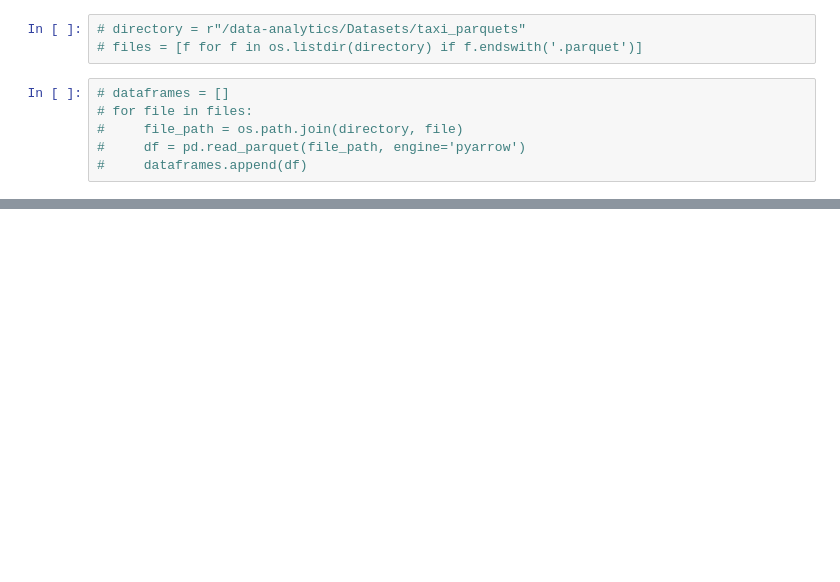
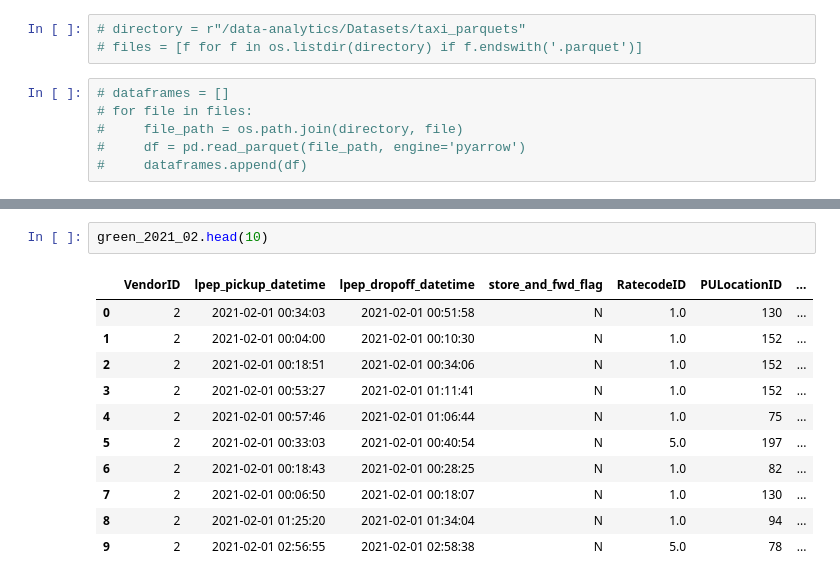
Before and after one commit to DR7439/New-York-App, a Jupyter notebook: data-analytics/taxi_cleaning.ipynb, the cells around one changed output, grey strips where cells are left out. Cells and saved outputs as stored; diff of their text form; blank space fills up the shorter version.

```diff
--- a/data-analytics/taxi_cleaning.ipynb
+++ b/data-analytics/taxi_cleaning.ipynb
@@ -61,0 +213,14 @@ See also:
+# %%
+green_2021_02.head(10)
+# %% [output]
+|  | VendorID | lpep_pickup_datetime | lpep_dropoff_datetime | store_and_fwd_flag | RatecodeID | PULocationID | ... |
+| 0 | 2 | 2021-02-01 00:34:03 | 2021-02-01 00:51:58 | N | 1.0 | 130 | ... |
+| 1 | 2 | 2021-02-01 00:04:00 | 2021-02-01 00:10:30 | N | 1.0 | 152 | ... |
+| 2 | 2 | 2021-02-01 00:18:51 | 2021-02-01 00:34:06 | N | 1.0 | 152 | ... |
+| 3 | 2 | 2021-02-01 00:53:27 | 2021-02-01 01:11:41 | N | 1.0 | 152 | ... |
+| 4 | 2 | 2021-02-01 00:57:46 | 2021-02-01 01:06:44 | N | 1.0 | 75 | ... |
+| 5 | 2 | 2021-02-01 00:33:03 | 2021-02-01 00:40:54 | N | 5.0 | 197 | ... |
+| 6 | 2 | 2021-02-01 00:18:43 | 2021-02-01 00:28:25 | N | 1.0 | 82 | ... |
+| 7 | 2 | 2021-02-01 00:06:50 | 2021-02-01 00:18:07 | N | 1.0 | 130 | ... |
+| 8 | 2 | 2021-02-01 01:25:20 | 2021-02-01 01:34:04 | N | 1.0 | 94 | ... |
+| 9 | 2 | 2021-02-01 02:56:55 | 2021-02-01 02:58:38 | N | 5.0 | 78 | ... |
```
Also changed, not shown: parts of 27 cells of this notebook, 1 other file.
